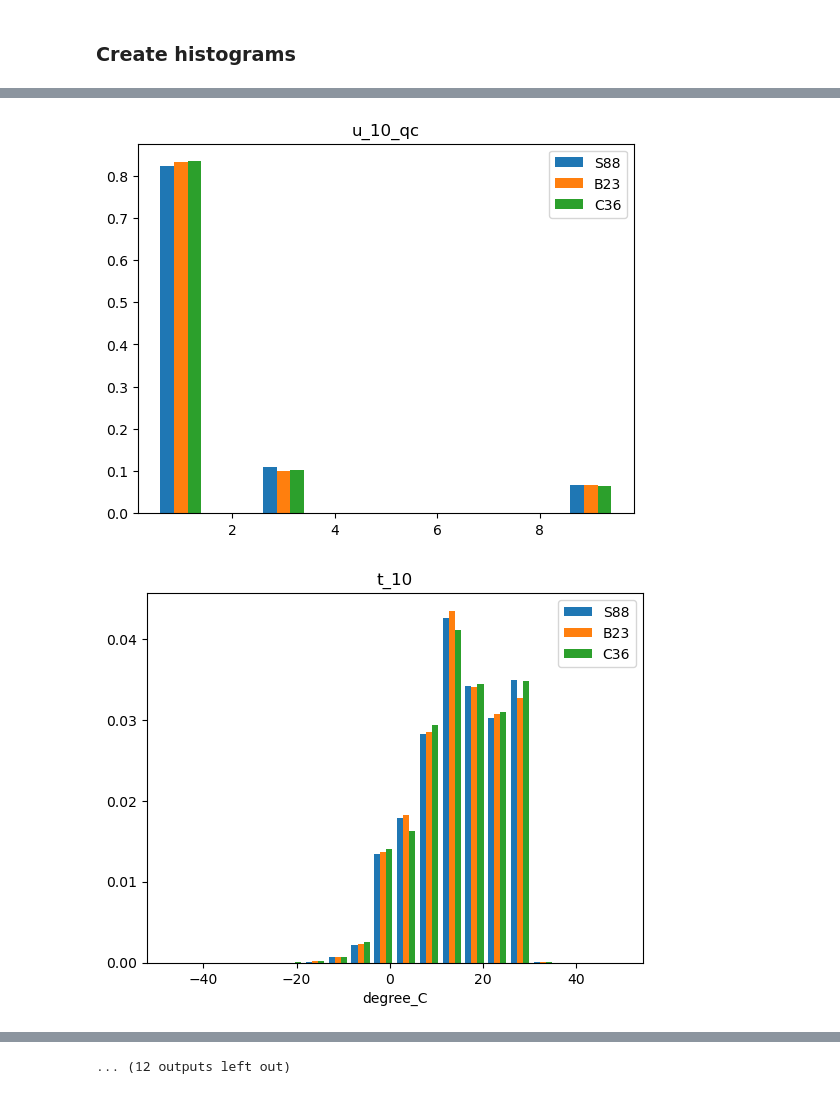
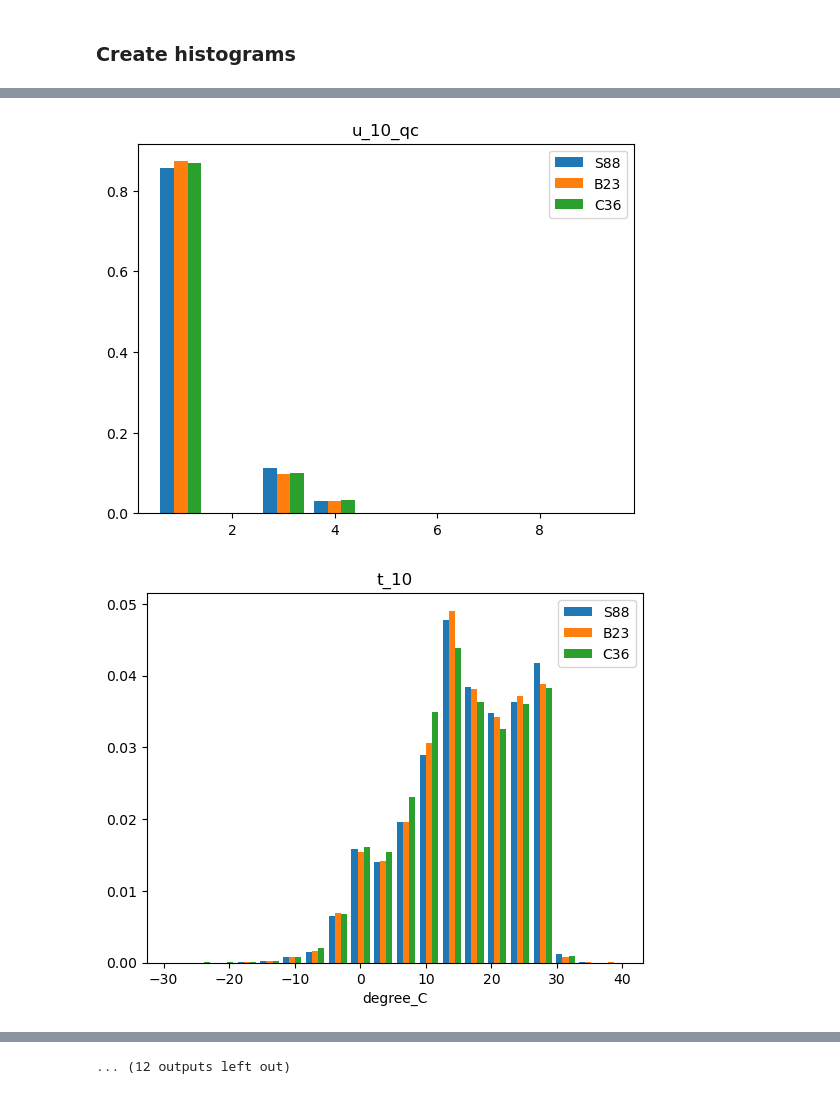
Before and after one commit to mcastells/marineflux_erddapy_demo, a Jupyter notebook: histo.ipynb, the cells around one changed output, grey strips where cells are left out. Saved outputs shown, nothing was run; the diff lists cells and outputs as text; code cells hidden in the pictures.

```diff
--- a/histo.ipynb
+++ b/histo.ipynb
@@ -31,7 +31,7 @@ Note: you may need to restart the kernel to use updated packages.
 ## Create the ERDDAP request
 # %%
 flux_algorithms = ["S88", "B23", "C36"]
-vars = ['hfss', 'hfss_qc', 'hfls', 'hfls_qc', 'tau', 'tau_qc', 'u_10', 'u_10_qc', 't_10', 't_10_qc', 'q_10', 'q_10_qc', 'C_d', 'C_d_qc', 'C_h', 'C_h_qc', 'C_e', 'C_e_qc', 'z_over_L', 'zo_m', 'u_star', 't_star', 'q_star', 'sst_adj']
+vars = ['shf', 'shf_qc', 'lhf', 'lhf_qc', 'tau', 'tau_qc', 'u_10', 'u_10_qc', 't_10', 't_10_qc', 'q_10', 'q_10_qc', 'Cd', 'Cd_qc', 'Ch', 'Ch_qc', 'Ce', 'Ce_qc', 'z_over_L', 'z0_m', 'u_star', 't_star', 'q_star', 'sst_adj']
 start_time = "2021-01-01T00:00:00Z"
 end_time = "2022-01-01T00:00:00Z"
 # %%
@@ -115,7 +115,7 @@ for var in vars:
         elif var == 'zo_m':
             lower_limit = 0
             upper_limit = 0.002
-        elif var == 'C_h' or var == 'C_e':
+        elif var == 'Ch' or var == 'Ce':
             lower_limit = -0.005
             upper_limit = 0.005
 
@@ -149,2 +149,2 @@ for var in vars:
-[figure, old version]
+[figure, new version]
-[figure, old version]
+[figure, new version]
```
Also changed, not shown: parts of 2 cells of this notebook.
